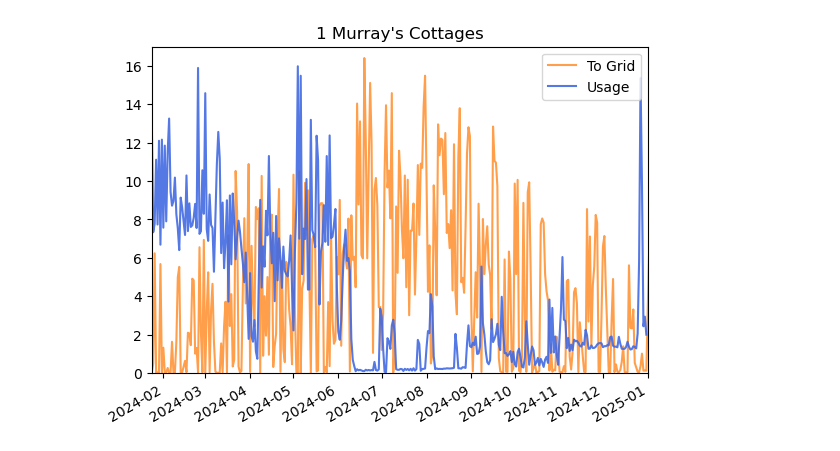
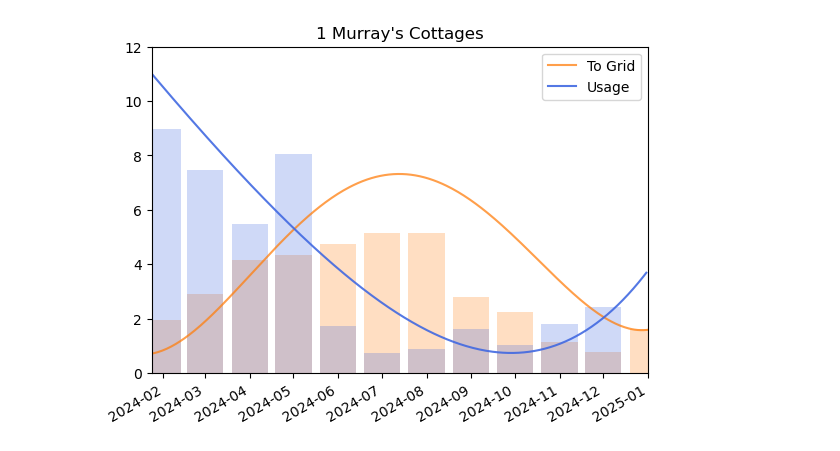
Before and after one commit to CeamanCollins/principles_of_data_analytics_my_work, a Jupyter notebook: Electricity Rates/elecricity_week.ipynb, the cells around one changed output. Saved outputs shown, nothing was run; the diff lists cells and outputs as text; code cells hidden in the pictures.

Commit message:
added month averages,  cleaned variable names

```diff
--- a/Electricity Rates/elecricity_week.ipynb
+++ b/Electricity Rates/elecricity_week.ipynb
@@ -5,8 +5,8 @@ import matplotlib.pyplot as plt
 import matplotlib.dates as mdates
 import datetime
 # %%
-data_23 = pd.read_csv('electricity.csv', header=1, index_col=0).T
-data_1mc = pd.read_csv('1MC2024.csv', header=1, index_col=0).T
-data_arda = pd.read_csv('Ardamine 2024.csv', header=1, index_col=0).T
-data_1 = pd.read_csv('HDF_calckWh_10000826638_26-02-2025.csv')
-data_olr = pd.read_csv('HDF_calckWh_10000847339_26-02-2025.csv')
+usage_data_23 = pd.read_csv('electricity.csv', header=1, index_col=0).T
+usage_data_1mc = pd.read_csv('1MC2024.csv', header=1, index_col=0).T
+usage_data_arda = pd.read_csv('Ardamine 2024.csv', header=1, index_col=0).T
+import_export_data_1mc = pd.read_csv('HDF_calckWh_10000826638_26-02-2025.csv')
+import_export_data_23 = pd.read_csv('HDF_calckWh_10000847339_26-02-2025.csv')
@@ -59,15 +124,43 @@ plt.show()
 # %%
 fig, ax = plt.subplots()
 months = mdates.MonthLocator()
 
-ax.plot(active_export_1mc['Date'], active_export_1mc['Read Value'], label='To Grid', color='tab:orange', alpha=0.75)
-ax.plot(usage_by_date_1mc['Date'], usage_by_date_1mc[0], label='Usage', color='royalblue', alpha=0.9)
+x1 = export_data_1mc['Date']
+y1 = export_data_1mc['Read Value']
+x2 = usage_data_1mc_day['Date']
+y2 = usage_data_1mc_day[0]
+x3 = export_data_23_month_avg['Date']
+y3 = export_data_23_month_avg['Read Value']
+x4 = usage_data_1mc_month_avg['Date']
+y4 = usage_data_1mc_month_avg[0]
+
+xd1 = mdates.date2num(x1)
+xd2 = mdates.date2num(x2)
+
+p1 = np.poly1d(np.polyfit(xd1, y1, 4))
+p2 = np.poly1d(np.polyfit(xd2, y2, 4))
+xp1 = np.linspace(xd1.min(), xd1.max(), 406)
+xp2 = np.linspace(xd2.min(), xd2.max(), 406)
+
+dd1 = mdates.num2date(xp1)
+dd2 = mdates.num2date(xp2)
+
+
+# ax.plot(x1, y1, label='To Grid', color='tab:orange', alpha=0.75)
+ax.plot(dd1, p1(xp1), label='To Grid', color='tab:orange', alpha=0.75)
+plt.bar(x3,y3, width=25, alpha=0.25, color='tab:orange')
+# ax.plot(x2, y2, label='Usage', color='royalblue', alpha=0.9)
+ax.plot(dd2, p2(xp2), label='Usage', color='royalblue', alpha=0.9)
+plt.bar(x4,y4, width=25, alpha=0.25, color='royalblue')
+
+ax.plot()
+
 ax.xaxis.set_major_locator(months)
 fig.autofmt_xdate()
 plt.title('1 Murray\'s Cottages')
 plt.gca().set_xbound(datetime.date(2024, 1, 24),datetime.date(2025, 1, 1))
-plt.gca().set_ybound(0,17)
+plt.gca().set_ybound(0,12)
 plt.legend()
 plt.show()
 # %% [output]
-[figure, old version]
+[figure, new version]
```
Also changed, not shown: parts of 6 cells of this notebook, 1 other file.
